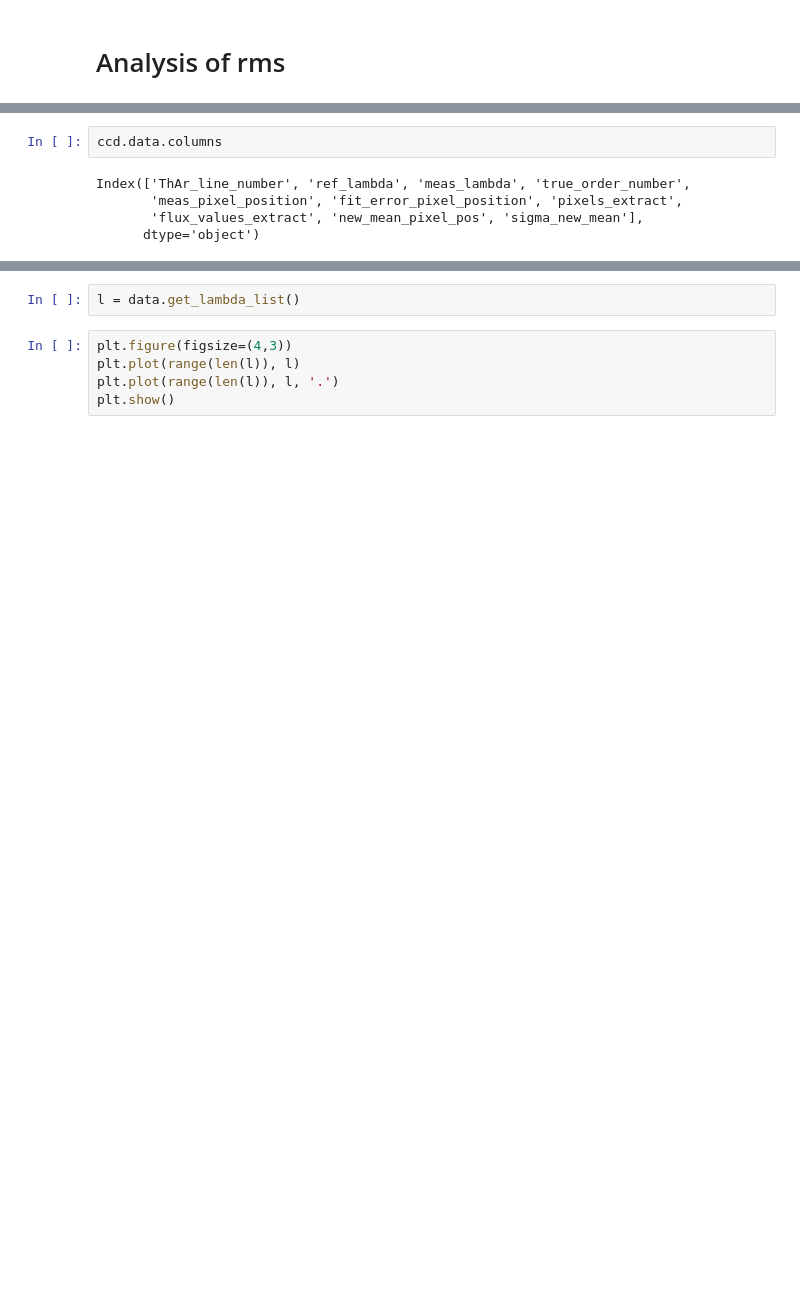
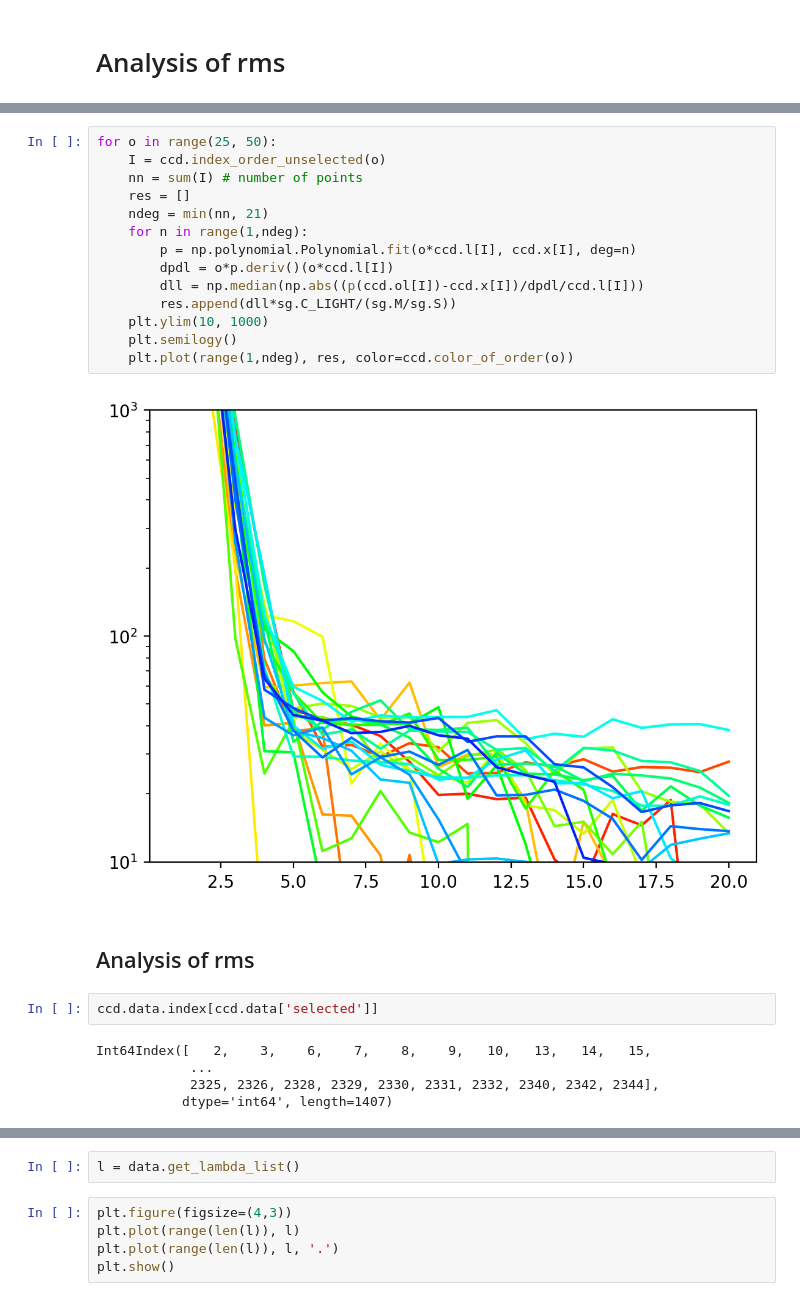
Before and after one commit to mhols/vega2021, a Jupyter notebook: thar/analysen/rms.ipynb, the cells around one changed output, grey strips where cells are left out. Saved outputs shown, nothing was run; the diff lists cells and outputs as text; blank space fills up the shorter version.

```diff
--- a/thar/analysen/rms.ipynb
+++ b/thar/analysen/rms.ipynb
@@ -34,8 +51,26 @@ print("#spectral lines: ", len(data.o))
+# %%
+for o in range(25, 50):
+    I = ccd.index_order_unselected(o)
+    nn = sum(I) # number of points
+    res = []
+    ndeg = min(nn, 21)
+    for n in range(1,ndeg):
+        p = np.polynomial.Polynomial.fit(o*ccd.l[I], ccd.x[I], deg=n)
+        dpdl = o*p.deriv()(o*ccd.l[I])
+        dll = np.median(np.abs((p(ccd.ol[I])-ccd.x[I])/dpdl/ccd.l[I]))
+        res.append(dll*sg.C_LIGHT/(sg.M/sg.S))
+    plt.ylim(10, 1000)
+    plt.semilogy()
+    plt.plot(range(1,ndeg), res, color=ccd.color_of_order(o))
+# %% [output]
+[figure, added]
+# %% [markdown]
+## Analysis of rms
 # %%
-ccd.data.columns
+ccd.data.index[ccd.data['selected']]
 # %% [output]
-Index(['ThAr_line_number', 'ref_lambda', 'meas_lambda', 'true_order_number',
-       'meas_pixel_position', 'fit_error_pixel_position', 'pixels_extract',
-       'flux_values_extract', 'new_mean_pixel_pos', 'sigma_new_mean'],
-      dtype='object')
+Int64Index([   2,    3,    6,    7,    8,    9,   10,   13,   14,   15,
+            ...
+            2325, 2326, 2328, 2329, 2330, 2331, 2332, 2340, 2342, 2344],
+           dtype='int64', length=1407)
 # %%
```
Also changed, not shown: parts of 9 cells of this notebook, 4 other files.
